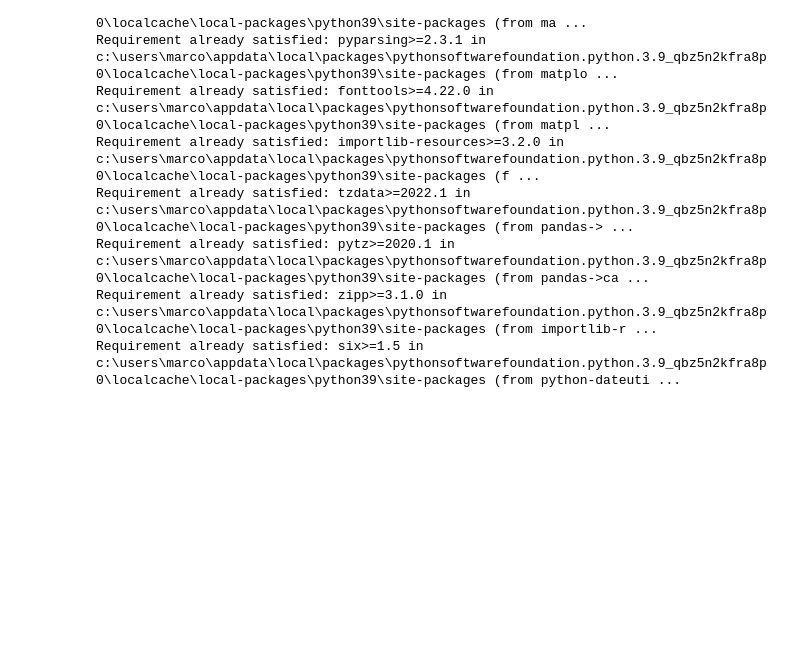
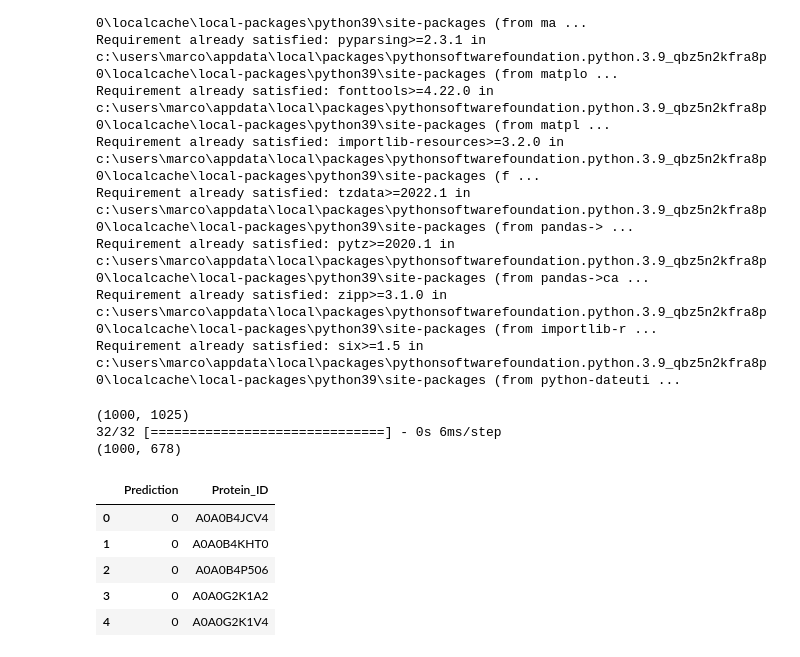
Before and after one commit to marcouderzo/BioData-PdxK-ThiD-FamilyModel, a Jupyter notebook: Biodata_modeltesting.ipynb, the cells around one changed output. Drawn from its saved outputs; the diff is of its cells as text; code cells hidden in the pictures; blank space fills up the shorter version.

```diff
--- a/Biodata_modeltesting.ipynb
+++ b/Biodata_modeltesting.ipynb
@@ -687,31 +749,48 @@ with h5py.File('data/test/test_embeddings.h5', 'r') as f:
 test_embeddings_array = np.array(test_embeddings)
 
 # Convert test_embeddings to dataframe
 column_num = test_embeddings_array.shape[1]
 test_df = pd.DataFrame(test_embeddings_array, columns=["Column_" + str(i) for i in range(1, column_num+1)])
 
 # Concatenating protein_ids with the embeddings DataFrame
 test_df = pd.concat((pd.DataFrame(test_protein_ids, columns=['Protein_ID']), test_df), axis=1)
 #print(test_df.head())
 
 print(test_df.shape)
 
 # I don't have access to type of aspect in test set, I wanted to select only cc.
 ## Filter for 'cellular_component' aspect
 #cc_proteins_df = protein2ipr_df[protein2ipr_df['Aspect'] == 'cellular_component']
 #
 ## Merge to get the subset with the correct aspect and embeddings
 #cc_test_df = test_df.merge(cc_proteins_df[['Protein_ID']], on='Protein_ID', how='right')
 
 # Load the model
-ccmodel = load_model('modelL2.keras')
+ccmodel = load_model('model_cc.keras')
 # Predictions require only the embeddings, not the Protein_ID
 predictions = ccmodel.predict(test_df.iloc[:, 1:])
 
 print(predictions.shape)
+
+##### Something is wrong here ######
+
+
+# how do I know which is the actual go_term the predicted probability refers to?
+# the submission can have multiple rows pertaining to the same protein but different GO_terms and their probability
+# Therefore this needs to be addressed.
 
 # Creating a DataFrame for predictions (this will need further adjustment to match expected output format)
 df_submission = pd.DataFrame(np.argmax(predictions, axis=1), columns=['Prediction'])
 df_submission['Protein_ID'] = test_df['Protein_ID'].values  # Adding Protein_IDs to the submission dataframe
 
 df_submission.head()  # Display the first few entries in the submission DataFrame
+# %% [output]
+(1000, 1025)
+32/32 [==============================] - 0s 6ms/step
+(1000, 678)
+|  | Prediction | Protein_ID |
+| 0 | 0 | A0A0B4JCV4 |
+| 1 | 0 | A0A0B4KHT0 |
+| 2 | 0 | A0A0B4P506 |
+| 3 | 0 | A0A0G2K1A2 |
+| 4 | 0 | A0A0G2K1V4 |
```
Also changed, not shown: parts of 10 cells of this notebook, 1 other file.
